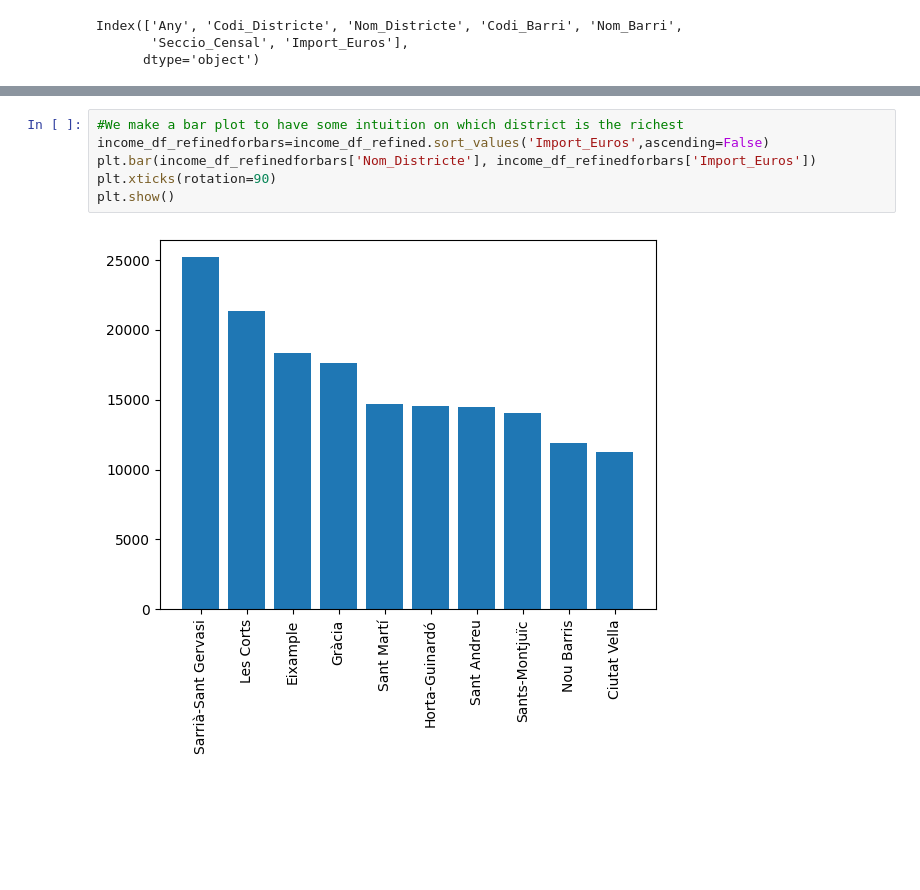
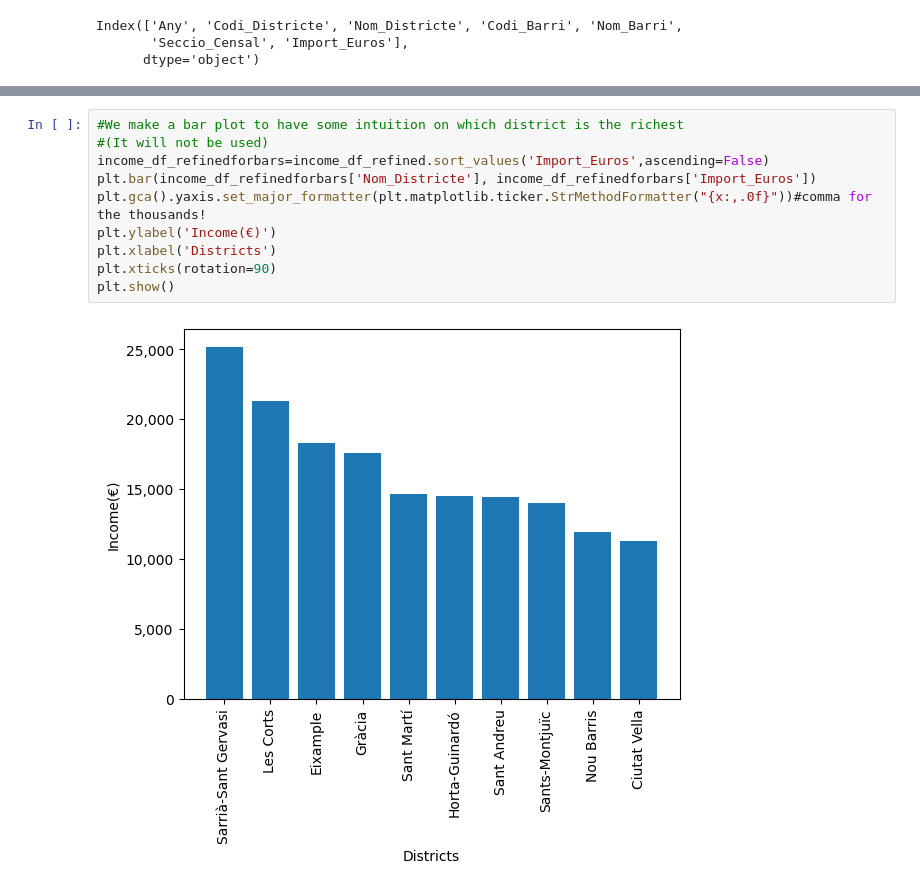
Before and after one commit to JuliaAT/AVDM-project, a Jupyter notebook: DataTreatment(EnriqueGarcíaOrtiz).ipynb, the cells around one changed output, grey strips where cells are left out. Cells and saved outputs as stored; diff of their text form; blank space fills up the shorter version.

```diff
--- a/DataTreatment(EnriqueGarcíaOrtiz).ipynb
+++ b/DataTreatment(EnriqueGarcíaOrtiz).ipynb
@@ -65,12 +61,16 @@ income_df_refined
 | 9 | Sarrià-Sant Gervasi | 5 | 25172.730612 |
 # %%
 #We make a bar plot to have some intuition on which district is the richest
+#(It will not be used)
 income_df_refinedforbars=income_df_refined.sort_values('Import_Euros',ascending=False)
 plt.bar(income_df_refinedforbars['Nom_Districte'], income_df_refinedforbars['Import_Euros'])
+plt.gca().yaxis.set_major_formatter(plt.matplotlib.ticker.StrMethodFormatter("{x:,.0f}"))#comma for the thousands!
+plt.ylabel('Income(€)')
+plt.xlabel('Districts')
 plt.xticks(rotation=90)
 plt.show()
 # %% [output]
-[figure, old version]
+[figure, new version]
 # %%
 #General map, we read the shp file and make the dataframe
 data_dir = 'Data/'
```
Also changed, not shown: parts of 6 cells of this notebook.
